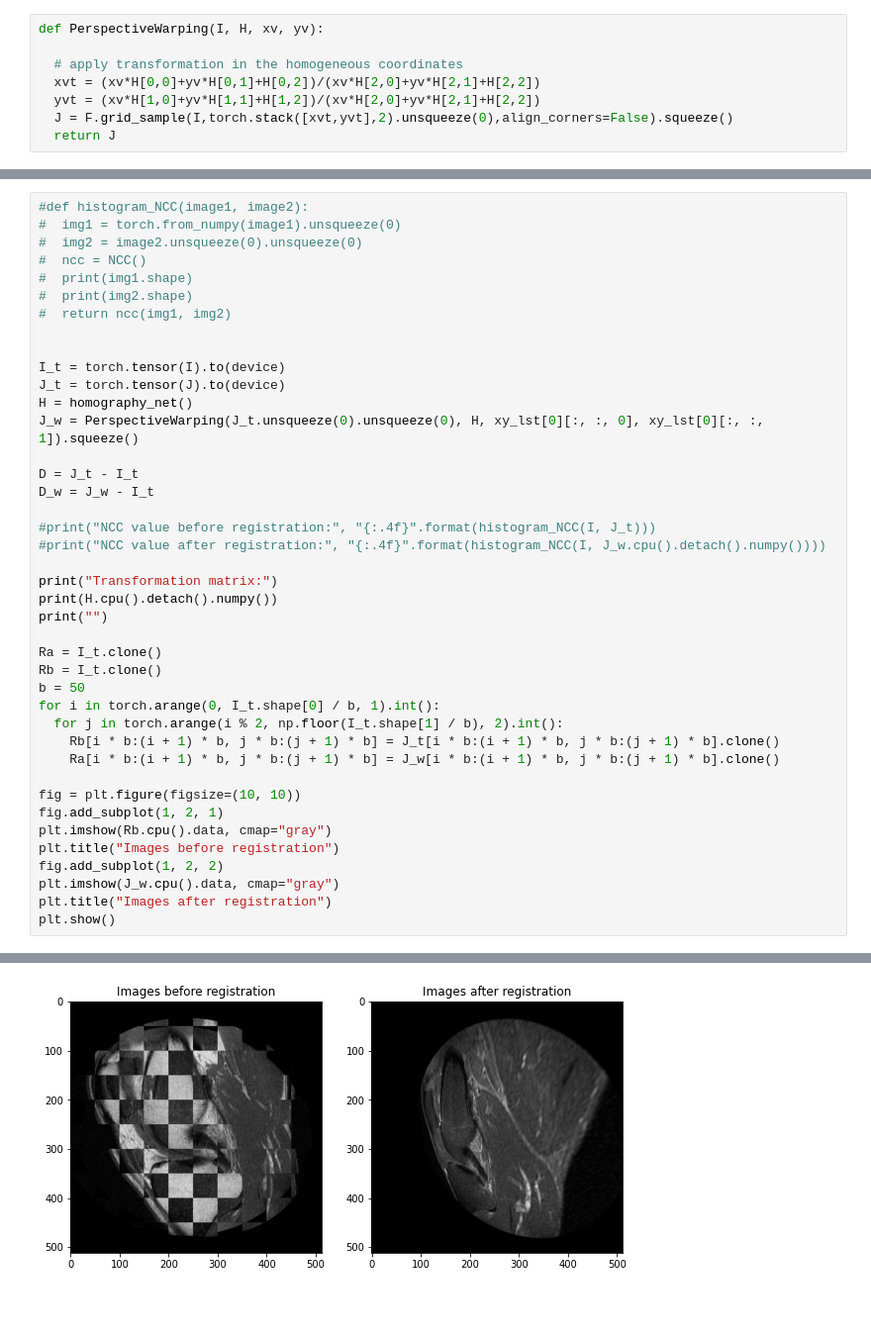
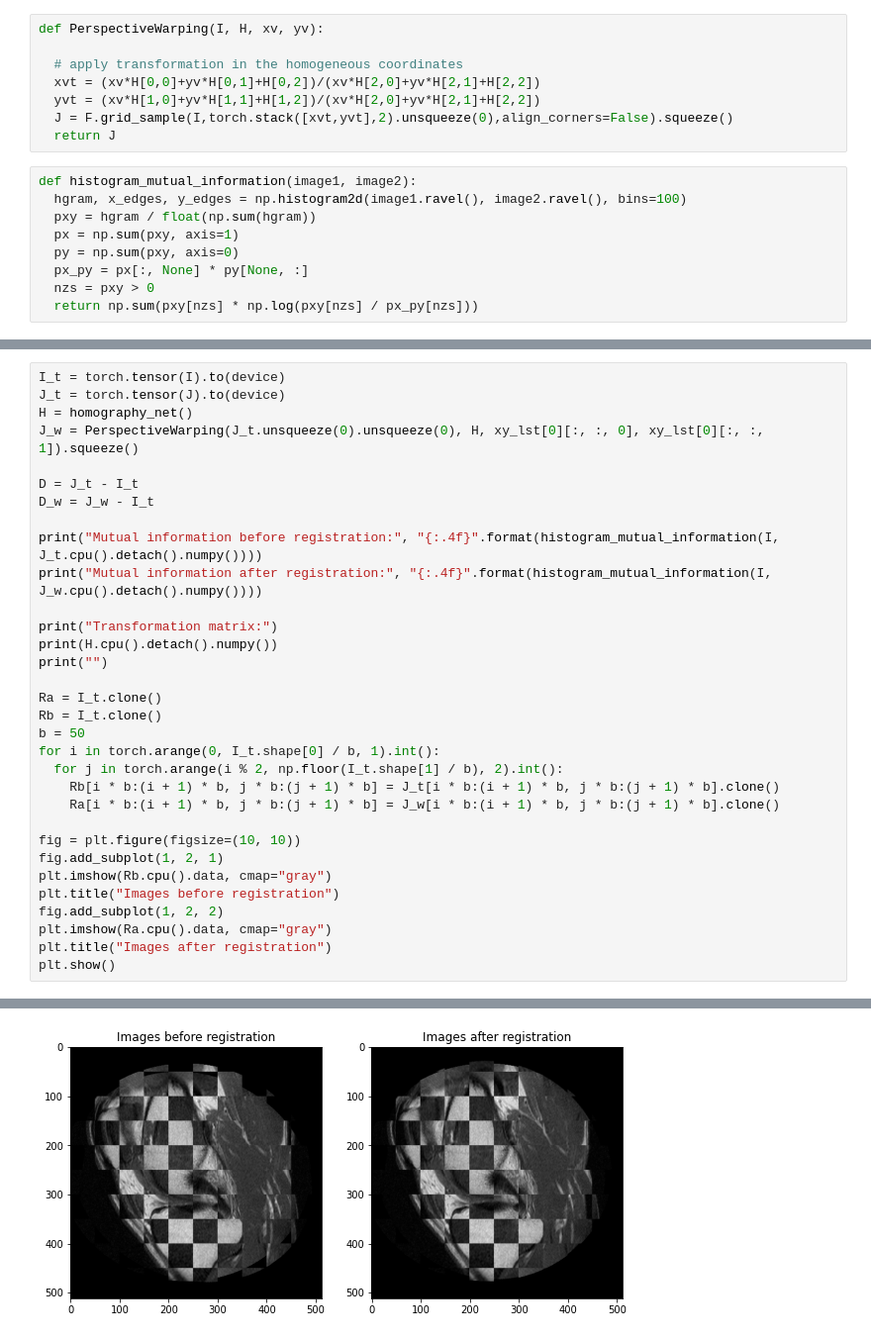
Before and after one commit to kuangzijian/Optimization-based-image-registration-and-Interest-point-detection-based-image-registration, a Jupyter notebook: Multi_resolution_Homography_NCC.ipynb, the cells around one changed output, grey strips where cells are left out. Shown at 99% size. Cells and saved outputs as stored; diff of their text form; blank space fills up the shorter version.

```diff
--- a/Multi_resolution_Homography_NCC.ipynb
+++ b/Multi_resolution_Homography_NCC.ipynb
@@ -167,5 +166,14 @@ def PerspectiveWarping(I, H, xv, yv):
   yvt = (xv*H[1,0]+yv*H[1,1]+H[1,2])/(xv*H[2,0]+yv*H[2,1]+H[2,2])
   J = F.grid_sample(I,torch.stack([xvt,yvt],2).unsqueeze(0),align_corners=False).squeeze()
   return J
+# %%
+def histogram_mutual_information(image1, image2):
+  hgram, x_edges, y_edges = np.histogram2d(image1.ravel(), image2.ravel(), bins=100)
+  pxy = hgram / float(np.sum(hgram))
+  px = np.sum(pxy, axis=1)
+  py = np.sum(pxy, axis=0)
+  px_py = px[:, None] * py[None, :]
+  nzs = pxy > 0
+  return np.sum(pxy[nzs] * np.log(pxy[nzs] / px_py[nzs]))
 # %%
 def multi_resolution_NCC_loss():
@@ -212,13 +213,4 @@ Itr: 100 NCC value: 0.7566
 # %%
-#def histogram_NCC(image1, image2):
-#  img1 = torch.from_numpy(image1).unsqueeze(0)
-#  img2 = image2.unsqueeze(0).unsqueeze(0)
-#  ncc = NCC()
-#  print(img1.shape)
-#  print(img2.shape)
-#  return ncc(img1, img2)
-
-
 I_t = torch.tensor(I).to(device)
 J_t = torch.tensor(J).to(device)
 H = homography_net()
@@ -227,8 +219,8 @@ J_w = PerspectiveWarping(J_t.unsqueeze(0).unsqueeze(0), H, xy_lst[0][:, :, 0], x
 D = J_t - I_t
 D_w = J_w - I_t
 
-#print("NCC value before registration:", "{:.4f}".format(histogram_NCC(I, J_t)))
-#print("NCC value after registration:", "{:.4f}".format(histogram_NCC(I, J_w.cpu().detach().numpy())))
+print("Mutual information before registration:", "{:.4f}".format(histogram_mutual_information(I, J_t.cpu().detach().numpy())))
+print("Mutual information after registration:", "{:.4f}".format(histogram_mutual_information(I, J_w.cpu().detach().numpy())))
 
 print("Transformation matrix:")
 print(H.cpu().detach().numpy())
@@ -247,7 +239,7 @@ fig.add_subplot(1, 2, 1)
 plt.imshow(Rb.cpu().data, cmap="gray")
 plt.title("Images before registration")
 fig.add_subplot(1, 2, 2)
-plt.imshow(J_w.cpu().data, cmap="gray")
+plt.imshow(Ra.cpu().data, cmap="gray")
 plt.title("Images after registration")
 plt.show()
 # %% [output]
@@ -258 +252 @@ Transformation matrix:
-[figure, old version]
+[figure, new version]
```
Also changed, not shown: parts of 4 cells of this notebook, 1 other file.
